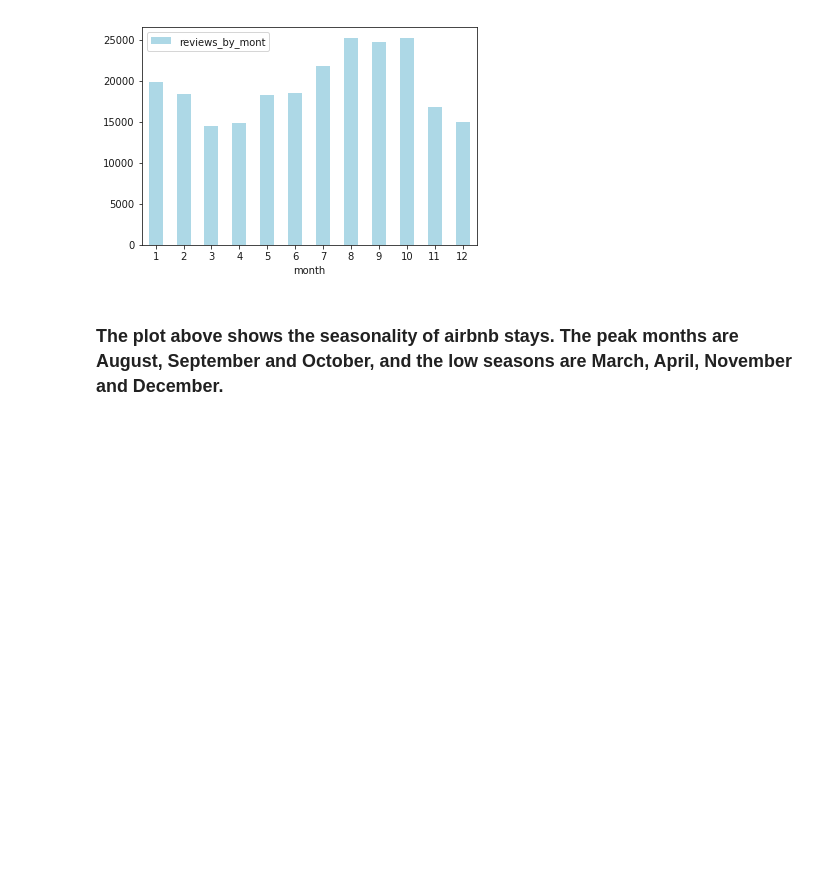
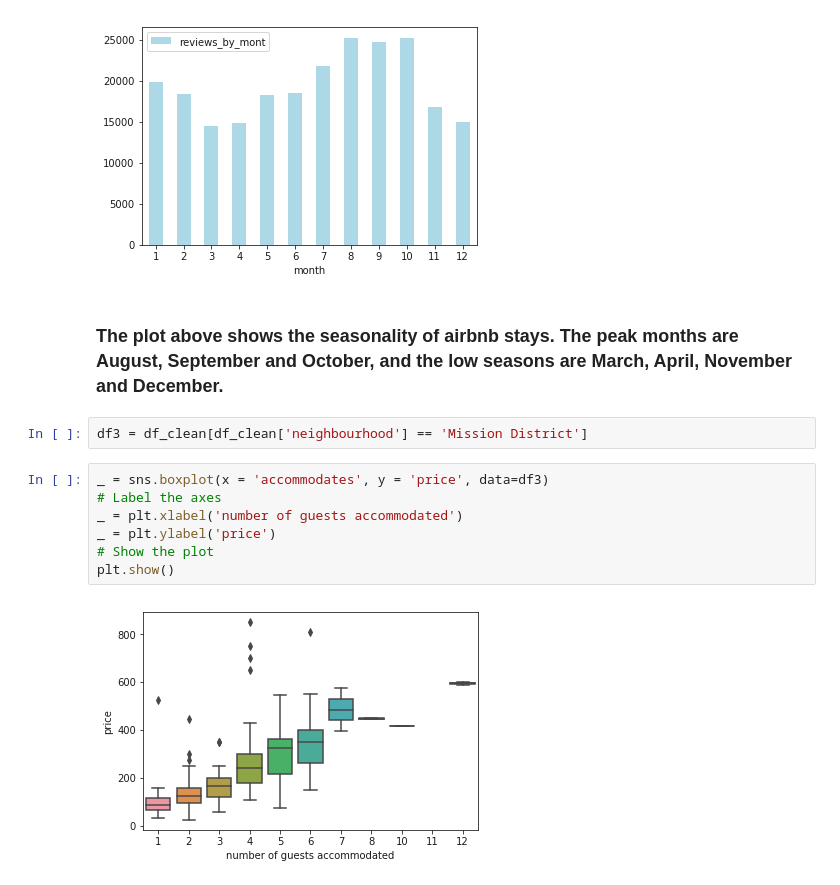
Before and after one commit to forheart81/Data-Science, a Jupyter notebook: SF Airbnb - Data Story .ipynb, the cells around one changed output. Drawn from its saved outputs; the diff is of its cells as text; blank space fills up the shorter version.

```diff
--- a/SF Airbnb - Data Story .ipynb
+++ b/SF Airbnb - Data Story .ipynb
@@ -301,3 +330,14 @@ df2.plot(kind='bar', rot=0, color='lightblue')
 [figure]
 # %% [markdown]
 ### The plot above shows the seasonality of airbnb stays. The peak months are August, September and October, and the low seasons are March, April, November and December.
+# %%
+df3 = df_clean[df_clean['neighbourhood'] == 'Mission District']
+# %%
+_ = sns.boxplot(x = 'accommodates', y = 'price', data=df3)
+# Label the axes
+_ = plt.xlabel('number of guests accommodated')
+_ = plt.ylabel('price')
+# Show the plot
+plt.show()
+# %% [output]
+[figure, added]
```
Also changed, not shown: parts of 28 cells of this notebook.
